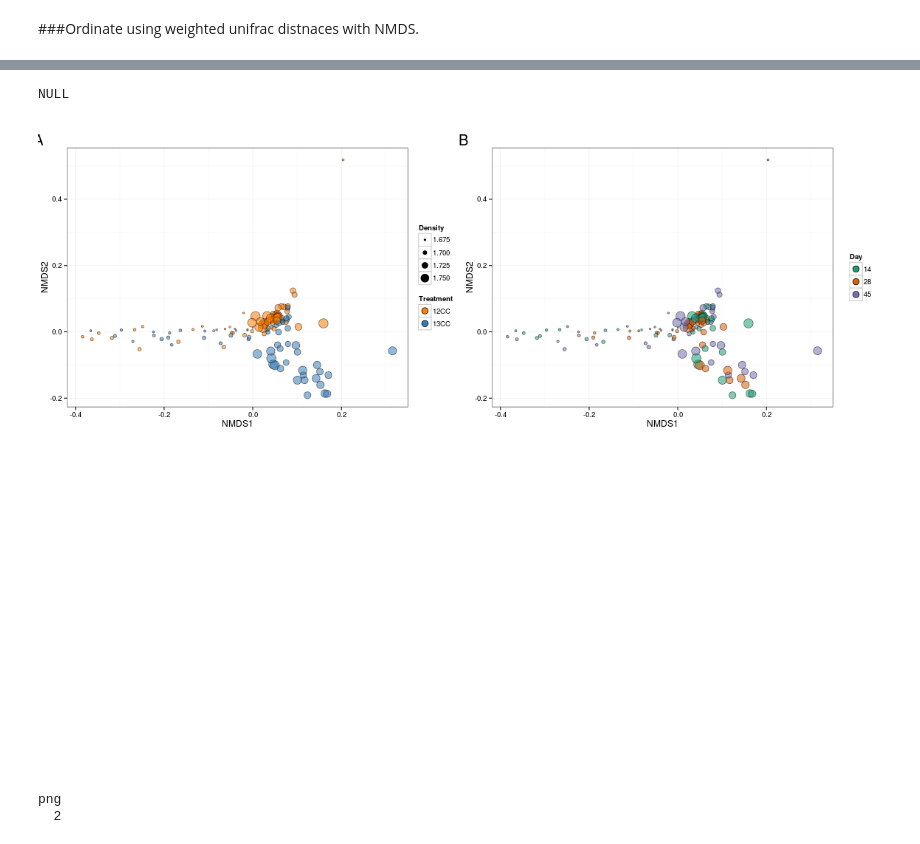
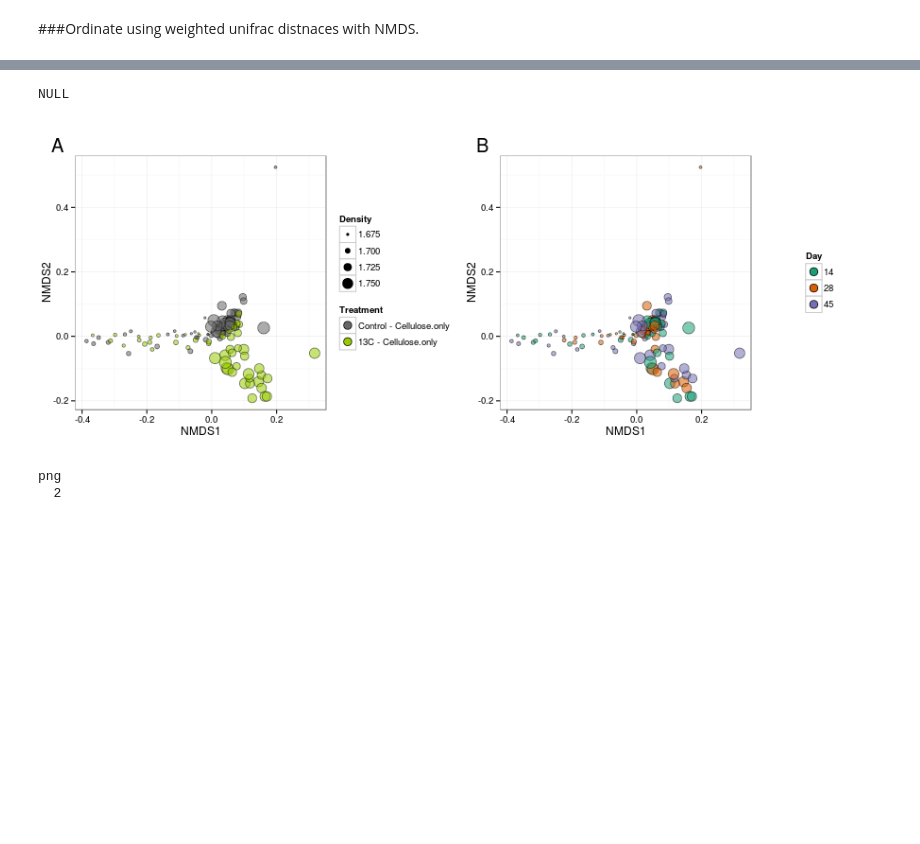
Before and after one commit to acampbellina/priming, a Jupyter notebook: ordination_CC.ipynb, the cells around one changed output, grey strips where cells are left out. Cells and saved outputs as stored; diff of their text form; code cells hidden in the pictures; blank space fills up the shorter version.

```diff
--- a/ordination_CC.ipynb
+++ b/ordination_CC.ipynb
@@ -80,49 +80,50 @@ Run 2 stress 0.07447367
 *** Solution reached
 # %%
-%%R -w 16 -h 6 -u in
+%%R -w 900 -h 350
 
-colours = c("#ff7f00", "#377eb8", "#4daf4a", "#00f5ff", "#ff4040", "#68228b")
+colours = c("#666666", "#99CC00", "#ff7f00", "#377eb8", "#4daf4a", "#00f5ff", "#ff4040", "#68228b")
 
 df = plot_ordination(physeq.PE.thresh, nmds, justDF = TRUE)
 df$Density = as.numeric(as.character(df$Density))
 
 p1 = ggplot(df, aes(x = NMDS1, y = NMDS2))
 p1 = p1 + geom_point(aes(fill = Treatment, size = Density, alpha = 0.85), shape=21)
-p1 = p1 + scale_fill_manual(values = colours)
+p1 = p1 + scale_fill_manual(values = colours,
+                            breaks=c("12CC", "13CC"),
+                            labels=c("Control - Cellulose.only", "13C - Cellulose.only"))
 p1 = p1 + guides(alpha = FALSE)
 p1 = p1 + scale_size_area(aesthetics = "Density")
 p1 = p1 + ggtitle("A")
 p1 = p1 + guides(fill = guide_legend(override.aes = list(size = 4)))
 p1 = p1 + guides(size = guide_legend(override.aes = list(fill = "black")))
 p1 = p1 + theme_bw()
 p1 = p1 + theme(plot.margin = unit(c(1,0,1,0), "lines"))
 p1 = p1 + theme(plot.title = element_text(hjust = -0.1, size = 20))
 
 p2 = ggplot(df, aes(x = NMDS1, y = NMDS2))
 p2 = p2 + geom_point(aes(fill = factor(Day), size = Density, alpha = 0.85), shape=21)
 p2 = p2 + scale_fill_brewer(palette="Dark2")
 p2 = p2 + guides(alpha = FALSE, size = FALSE)
 p2 = p2 + scale_size_area(aesthetics = "Density")
 p2 = p2 + ggtitle("B")
 p2 = p2 + guides(fill = guide_legend(title = "Day", override.aes = list(size = 4)))
 p2 = p2 + theme_bw()
 p2 = p2 + theme(plot.margin = unit(c(1,0,1,0), "lines"))
 p2 = p2 + theme(plot.title = element_text(hjust = -0.1, size = 20))
 
 
 gp1 = ggplot_gtable(ggplot_build(p1))
 gp2 = ggplot_gtable(ggplot_build(p2))
 maxWidth = unit.pmax(gp1$widths[2:5], gp2$widths[2:5])
 
 gp1$widths[2:5] <- maxWidth
 gp2$widths[2:5] <- maxWidth
 
 p.combined = grid.arrange(gp1, gp2, ncol = 2)
 p.combined
 # %% [output]
 NULL
-[figure, old version]
+[figure, new version]
-[figure, removed]
 # %%
 %%R -w 1000 -h 350
 pdf("figs/ordination_CC.pdf", width = 12, height = 5)
```
Also changed, not shown: parts of 6 cells of this notebook, 11 other files.
